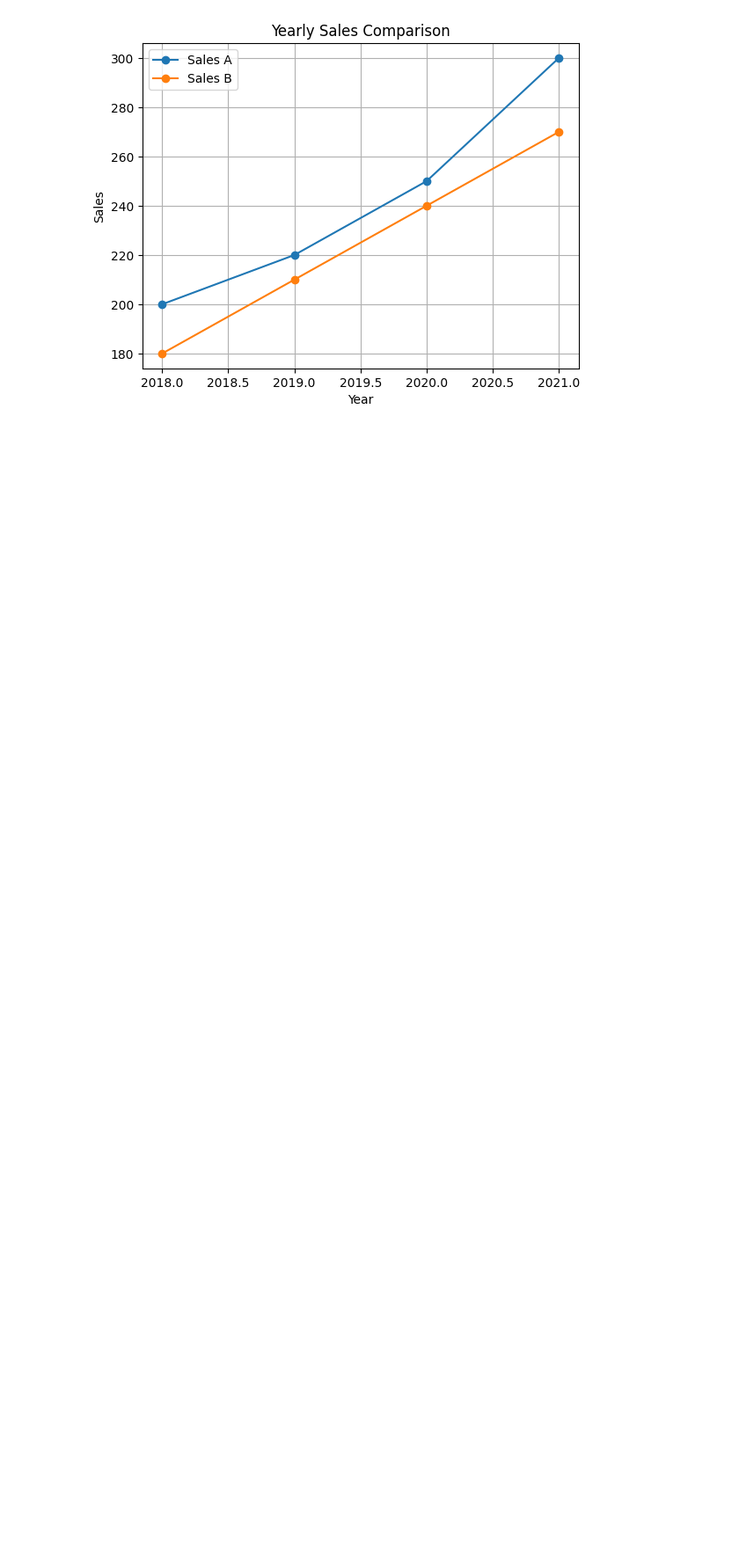
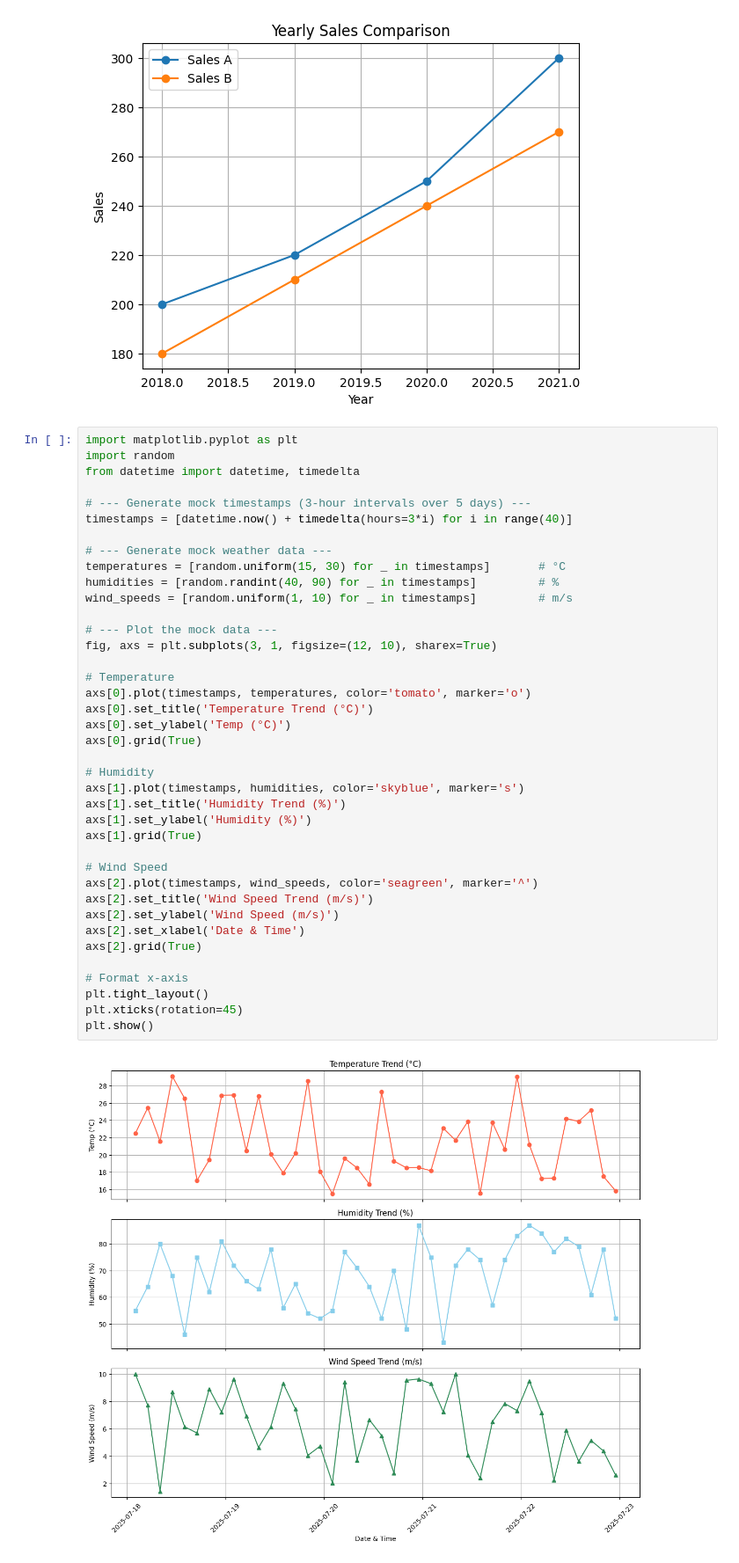
Before and after one commit to chuks363/data_science, a Jupyter notebook: notebooks/matplotlib.ipynb, the cells around one changed output. Shown at 88% size. Saved outputs shown, nothing was run; the diff lists cells and outputs as text; blank space fills up the shorter version.

Commit message:
weather commit

```diff
--- a/notebooks/matplotlib.ipynb
+++ b/notebooks/matplotlib.ipynb
@@ -409,3 +409,44 @@ plt.savefig("my_plot.png", dpi=300)
 plt.show()
 # %% [output]
 [figure]
+# %%
+import matplotlib.pyplot as plt
+import random
+from datetime import datetime, timedelta
+
+# --- Generate mock timestamps (3-hour intervals over 5 days) ---
+timestamps = [datetime.now() + timedelta(hours=3*i) for i in range(40)]
+
+# --- Generate mock weather data ---
+temperatures = [random.uniform(15, 30) for _ in timestamps]       # °C
+humidities = [random.randint(40, 90) for _ in timestamps]         # %
+wind_speeds = [random.uniform(1, 10) for _ in timestamps]         # m/s
+
+# --- Plot the mock data ---
+fig, axs = plt.subplots(3, 1, figsize=(12, 10), sharex=True)
+
+# Temperature
+axs[0].plot(timestamps, temperatures, color='tomato', marker='o')
+axs[0].set_title('Temperature Trend (°C)')
+axs[0].set_ylabel('Temp (°C)')
+axs[0].grid(True)
+
+# Humidity
+axs[1].plot(timestamps, humidities, color='skyblue', marker='s')
+axs[1].set_title('Humidity Trend (%)')
+axs[1].set_ylabel('Humidity (%)')
+axs[1].grid(True)
+
+# Wind Speed
+axs[2].plot(timestamps, wind_speeds, color='seagreen', marker='^')
+axs[2].set_title('Wind Speed Trend (m/s)')
+axs[2].set_ylabel('Wind Speed (m/s)')
+axs[2].set_xlabel('Date & Time')
+axs[2].grid(True)
+
+# Format x-axis
+plt.tight_layout()
+plt.xticks(rotation=45)
+plt.show()
+# %% [output]
+[figure, added]
```
Also changed, not shown: parts of 2 cells of this notebook.
